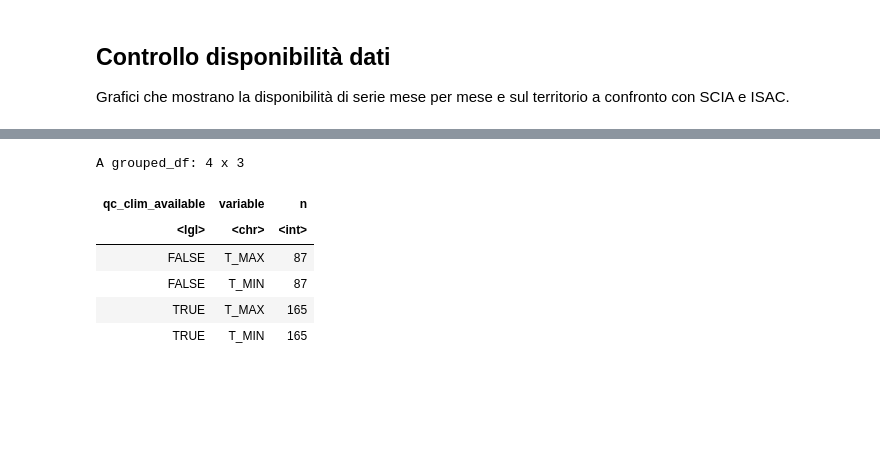
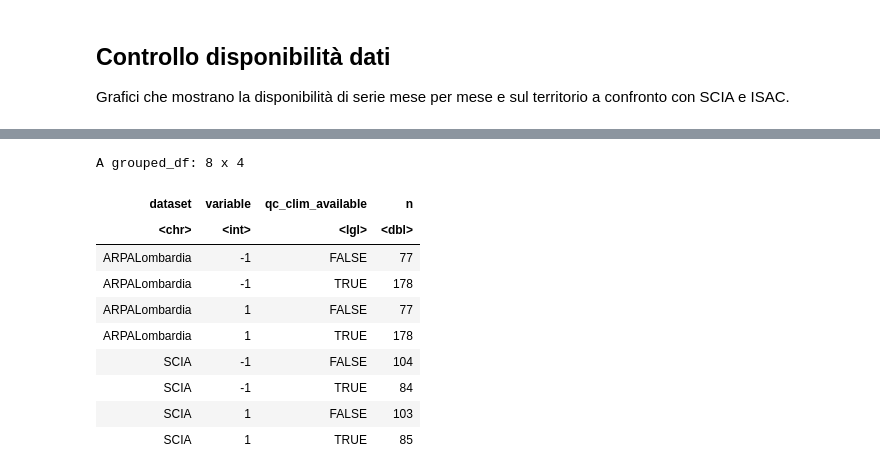
Before and after one commit to dnstudent/TesiMag, a Jupyter notebook: notebooks/integrazioni_regionali/lombardia/data_load.ipynb, the cells around one changed output, grey strips where cells are left out. Cells and saved outputs as stored; diff of their text form; code cells hidden in the pictures; blank space fills up the shorter version.

```diff
--- a/notebooks/integrazioni_regionali/lombardia/data_load.ipynb
+++ b/notebooks/integrazioni_regionali/lombardia/data_load.ipynb
@@ -107,13 +105,21 @@ p
-# %%
-climats |> filter(dataset == !!dataset) |> group_by(qc_clim_available, variable) |> count()
-# %% [output]
-A grouped_df: 4 x 3
-| qc_clim_available | variable | n |
-| <lgl> | <chr> | <int> |
-| FALSE | T_MAX | 87 |
-| FALSE | T_MIN | 87 |
-| TRUE | T_MAX | 165 |
-| TRUE | T_MIN | 165 |
+# %%
+climats |>
+    group_by(dataset, variable, qc_clim_available) |>
+    count() |>
+    collect() |>
+    arrange(dataset, variable, qc_clim_available)
+# %% [output]
+A grouped_df: 8 x 4
+| dataset | variable | qc_clim_available | n |
+| <chr> | <int> | <lgl> | <dbl> |
+| ARPALombardia | -1 | FALSE | 77 |
+| ARPALombardia | -1 | TRUE | 178 |
+| ARPALombardia | 1 | FALSE | 77 |
+| ARPALombardia | 1 | TRUE | 178 |
+| SCIA | -1 | FALSE | 104 |
+| SCIA | -1 | TRUE | 84 |
+| SCIA | 1 | FALSE | 103 |
+| SCIA | 1 | TRUE | 85 |
 # %%
 rm(stations, state_data, ymonthly_avail, climats, p)
 gc()
```
Also changed, not shown: parts of 4 cells of this notebook, 2 other files.
